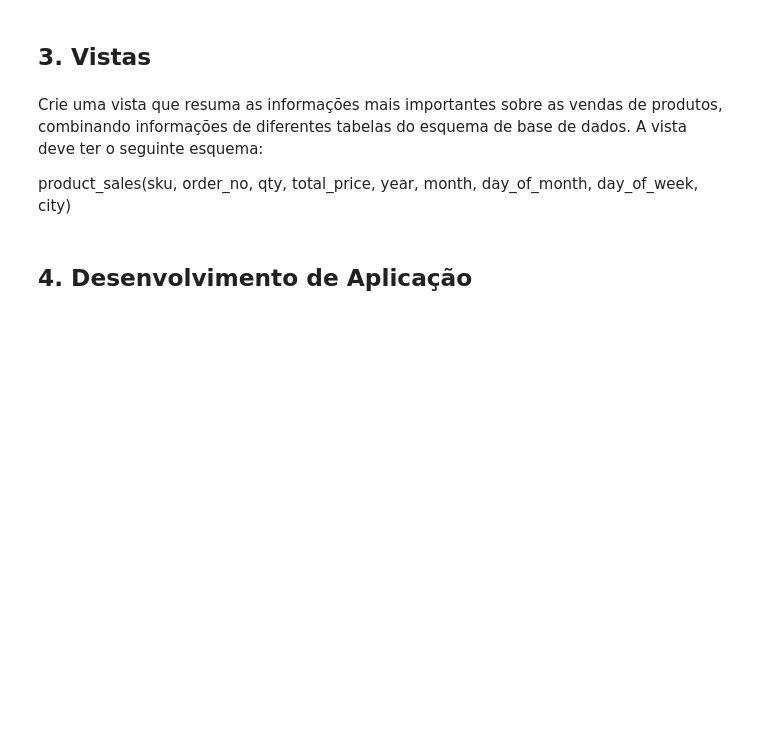
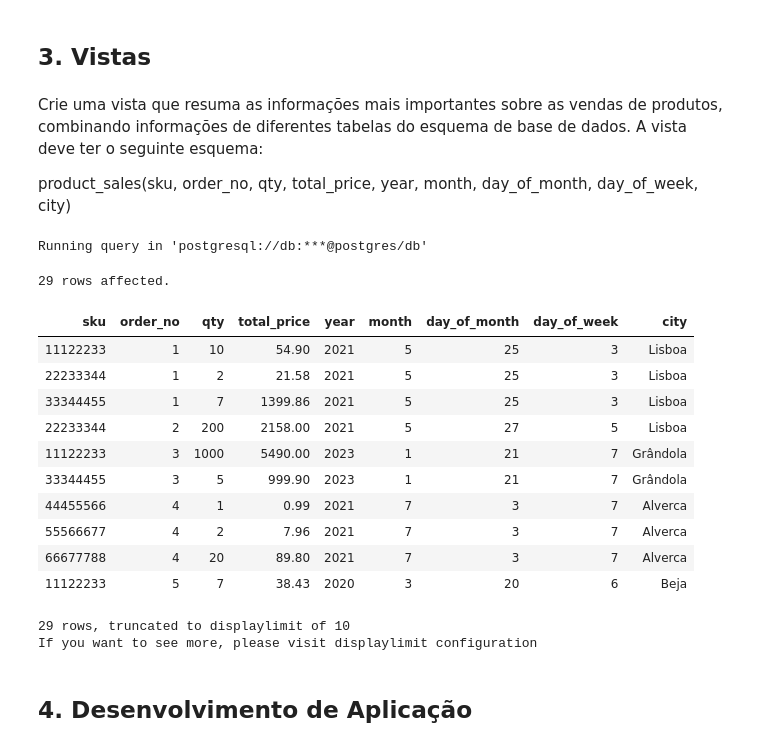
Before and after one commit to pedro-curto/BD-Project, a Jupyter notebook: entrega-3/E3-report.ipynb, the cells around one changed output. Saved outputs shown, nothing was run; the diff lists cells and outputs as text; code cells hidden in the pictures; blank space fills up the shorter version.

```diff
--- a/entrega-3/E3-report.ipynb
+++ b/entrega-3/E3-report.ipynb
@@ -165,24 +187,40 @@ product_sales(sku, order_no, qty, total_price, year, month, day_of_month, day_of
 # %%
 %%sql
 CREATE OR REPLACE VIEW product_sales AS
 SELECT
     p.SKU,
     o.order_no,
     c.qty,
     (c.qty * p.price) AS total_price,
     EXTRACT (YEAR FROM o.date) AS year,
     EXTRACT (MONTH FROM o.date) AS month,
     EXTRACT (DAY FROM o.date) AS day_of_month,
     EXTRACT (DOW FROM o.date) + 1  AS day_of_week,
-    SUBSTRING(cust.address FROM '____-___\s+(.*)$') AS city
+    SUBSTRING(cust.address FROM '\d{4}-\d{3} (.+)$') AS city
 
 FROM
     orders o
     JOIN contains c ON o.order_no = c.order_no
     JOIN product p ON c.SKU = p.SKU
     JOIN customer cust ON o.cust_no = cust.cust_no;
 
 SELECT * FROM product_sales;
+# %% [output]
+Running query in 'postgresql://db:***@postgres/db'
+29 rows affected.
+| sku | order_no | qty | total_price | year | month | day_of_month | day_of_week | city |
+| 11122233 | 1 | 10 | 54.90 | 2021 | 5 | 25 | 3 | Lisboa |
+| 22233344 | 1 | 2 | 21.58 | 2021 | 5 | 25 | 3 | Lisboa |
+| 33344455 | 1 | 7 | 1399.86 | 2021 | 5 | 25 | 3 | Lisboa |
+| 22233344 | 2 | 200 | 2158.00 | 2021 | 5 | 27 | 5 | Lisboa |
+| 11122233 | 3 | 1000 | 5490.00 | 2023 | 1 | 21 | 7 | Grândola |
+| 33344455 | 3 | 5 | 999.90 | 2023 | 1 | 21 | 7 | Grândola |
+| 44455566 | 4 | 1 | 0.99 | 2021 | 7 | 3 | 7 | Alverca |
+| 55566677 | 4 | 2 | 7.96 | 2021 | 7 | 3 | 7 | Alverca |
+| 66677788 | 4 | 20 | 89.80 | 2021 | 7 | 3 | 7 | Alverca |
+| 11122233 | 5 | 7 | 38.43 | 2020 | 3 | 20 | 6 | Beja |
+29 rows, truncated to displaylimit of 10
+If you want to see more, please visit displaylimit configuration
 # %% [markdown]
 ## 4. Desenvolvimento de Aplicação
 # %% [markdown]
```
Also changed, not shown: parts of 7 cells of this notebook, 8 other files.
